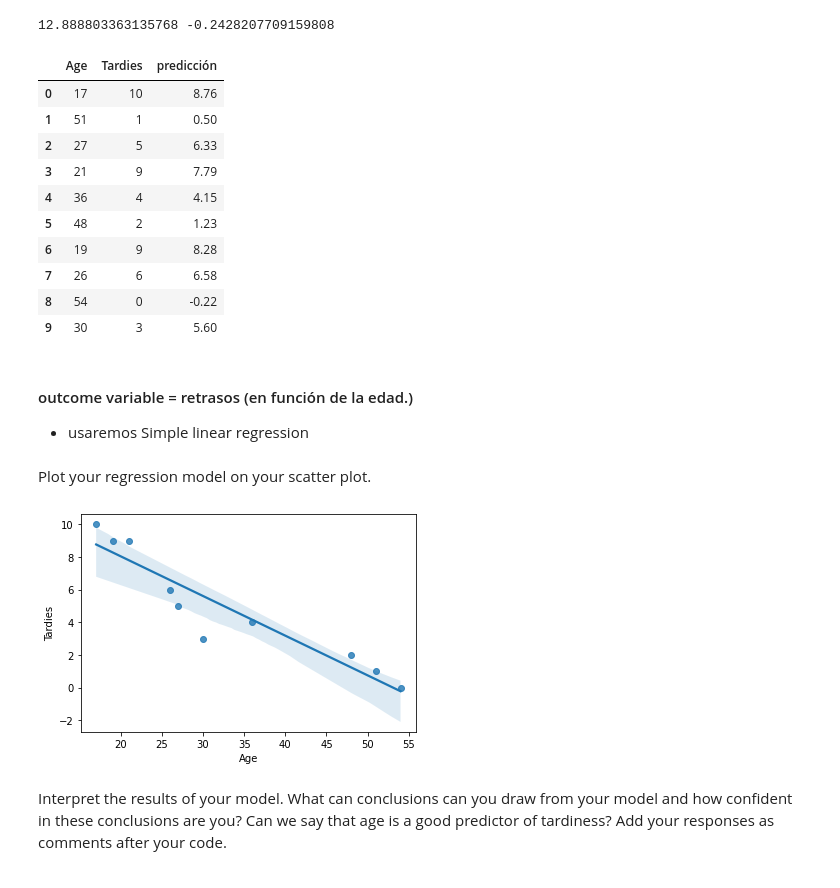
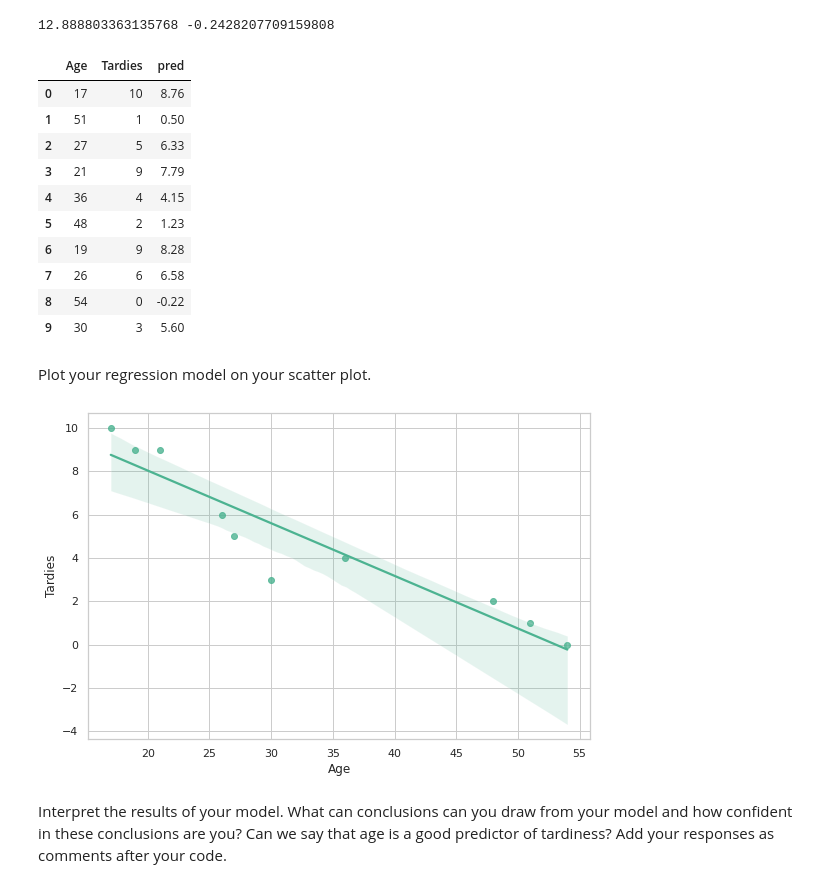
Before and after one commit to Ironhack-Data-Madrid-Octubre-2021/-lab-regression-analysis, a Jupyter notebook: your-code.ipynb, the cells around one changed output. Cells and saved outputs as stored; diff of their text form; code cells hidden in the pictures.

```diff
--- a/your-code.ipynb
+++ b/your-code.ipynb
@@ -10,3 +19,12 @@ Happy learning!
+# %%
+#visualization options
+%matplotlib inline
+%config Inlinebackend.figure_format = 'retina'
+
+sns.set_context("poster")
+sns.set(rc={"figure.figsize": (9.,6.)})
+sns.set_style("whitegrid")
+sns.set_palette("pastel");
 # %% [markdown]
 ## Challenge 1
 I work at a coding bootcamp, and I have developed a theory that the younger my students are, the more often they are late to class. In order to test my hypothesis, I have collected some data in the following table:
@@ -99,10 +107,10 @@ print(beta_0, beta_1)
 # %% [output]
 12.888803363135768 -0.2428207709159808
 # %%
-student_data["predicción"] = round((student_data.Age * lr.coef_[0]) + lr.intercept_,2)
+student_data["pred"] = round((student_data.Age * lr.coef_[0]) + lr.intercept_,2)
 student_data
 # %% [output]
-|  | Age | Tardies | predicción |
+|  | Age | Tardies | pred |
 | 0 | 17 | 10 | 8.76 |
 | 1 | 51 | 1 | 0.50 |
 | 2 | 27 | 5 | 6.33 |
@@ -113,6 +121,3 @@ student_data
 | 7 | 26 | 6 | 6.58 |
 | 8 | 54 | 0 | -0.22 |
 | 9 | 30 | 3 | 5.60 |
-# %% [markdown]
-#### outcome variable = retrasos (en función de la edad.)
-- usaremos Simple linear regression
@@ -119,8 +127,8 @@ student_data
 # %% [markdown]
 Plot your regression model on your scatter plot.
 # %%
-sns.regplot(x="Age", y="Tardies", data=student_data);
+sns.regplot(x="Age", y="Tardies", data=student_data, color = "#4CB391");
 # %% [output]
-[figure, old version]
+[figure, new version]
 # %% [markdown]
 Interpret the results of your model. What can conclusions can you draw from your model and how confident in these conclusions are you? Can we say that age is a good predictor of tardiness? Add your responses as comments after your code.
```
Also changed, not shown: parts of 34 cells of this notebook.
